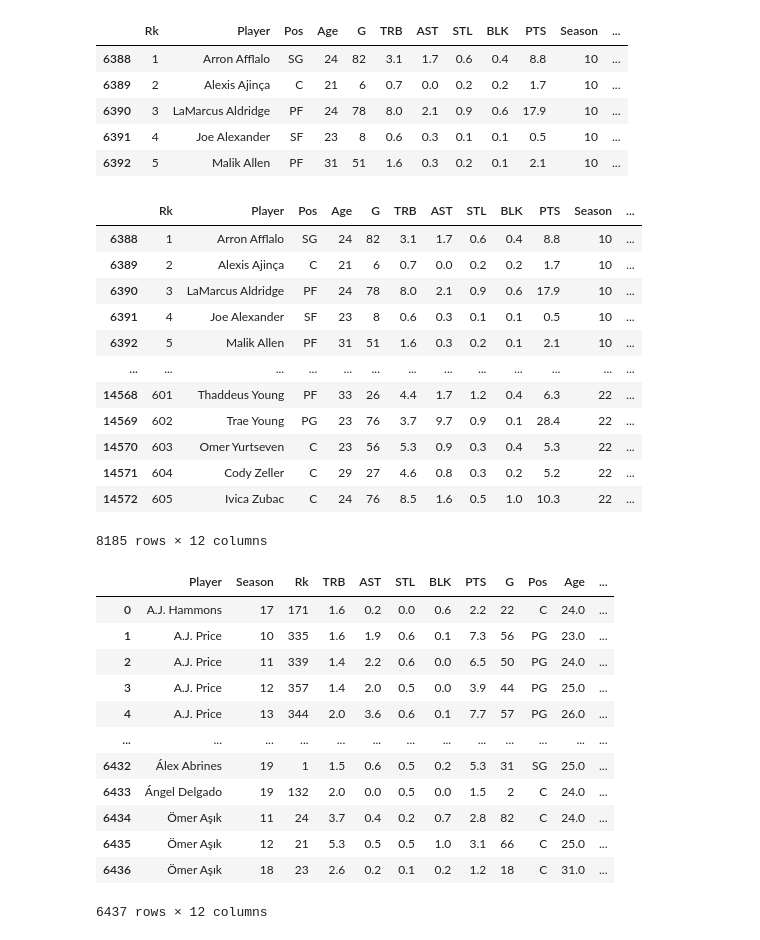
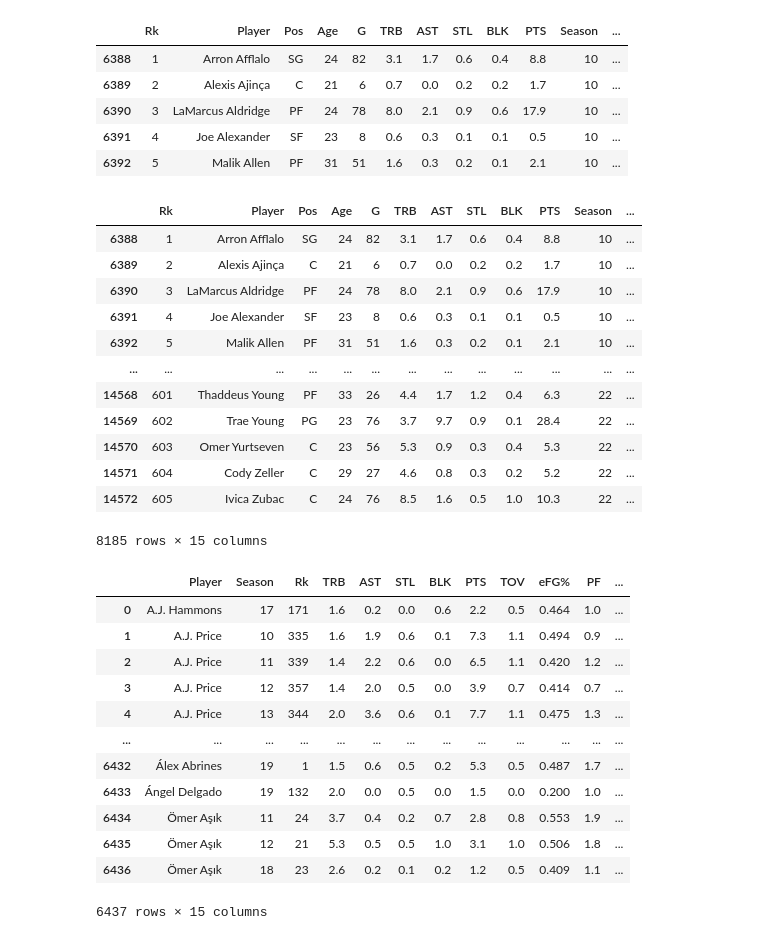
Before and after one commit to husker01/IS445_Final_Project, a Jupyter notebook: IS445_Li_Luwei_General_Public.ipynb, the cells around one changed output. Saved outputs shown, nothing was run; the diff lists cells and outputs as text; code cells hidden in the pictures.

```diff
--- a/IS445_Li_Luwei_General_Public.ipynb
+++ b/IS445_Li_Luwei_General_Public.ipynb
@@ -26,7 +26,7 @@ nba_data.head()
 5 rows × 32 columns
 # %%
 # Filter the desired columns
-filtered_nba_data = nba_data[["Rk", "Player", "Pos", "Age", "Tm", "G", "TRB", "AST", "STL", "BLK", "PTS", "Season", "MVP"]]
+filtered_nba_data = nba_data[["Rk", "Player", "Pos", "Age", "Tm", "G", "TRB", "AST", "STL", "BLK", "PTS", "Season", "MVP", "TOV", "eFG%", "PF"]]
 
 # Display the first few rows of the filtered data
 filtered_nba_data.head()
@@ -93,44 +93,47 @@ grouped.head()
 | 14570 | 603 | Omer Yurtseven | C | 23 | 56 | 5.3 | 0.9 | 0.3 | 0.4 | 5.3 | 22 | ... |
 | 14571 | 604 | Cody Zeller | C | 29 | 27 | 4.6 | 0.8 | 0.3 | 0.2 | 5.2 | 22 | ... |
 | 14572 | 605 | Ivica Zubac | C | 24 | 76 | 8.5 | 1.6 | 0.5 | 1.0 | 10.3 | 22 | ... |
-8185 rows × 12 columns
+8185 rows × 15 columns
 # %%
 # Calculate the weighted values for the specified columns based on the number of games played
 weighted_stats = filtered_nba_data.groupby(['Player', 'Season']).apply(
     lambda x: pd.Series({
         'TRB': (x['TRB'] * x['G']).sum() / x['G'].sum(),
         'AST': (x['AST'] * x['G']).sum() / x['G'].sum(),
         'STL': (x['STL'] * x['G']).sum() / x['G'].sum(),
         'BLK': (x['BLK'] * x['G']).sum() / x['G'].sum(),
         'PTS': (x['PTS'] * x['G']).sum() / x['G'].sum(),
+        'TOV': (x['TOV'] * x['G']).sum() / x['G'].sum(),
+        'eFG%': (x['eFG%'] * x['G']).sum() / x['G'].sum(),
+        'PF': (x['PF'] * x['G']).sum() / x['G'].sum(),
         'G': x['G'].sum(),
         'Pos': x['Pos'].mode()[0],  # Mode will help in selecting the most frequent position for the player
         'Age': x['Age'].mean(),  # Taking average age in case there are multiple entries
         'MVP': x['MVP'].max()  # Max will help in capturing if the player was an MVP in any of the rows
     })
 ).reset_index()
 
 # Merge with original dataframe to get the 'Rk' column
 merged_data = pd.merge(filtered_nba_data[['Player', 'Season', 'Rk']], weighted_stats, on=['Player', 'Season'], how='right')
 
 # Remove duplicates
 unique_data = merged_data.drop_duplicates(subset=['Player', 'Season']).reset_index(drop=True)
 
 unique_data
 # %% [output]
-|  | Player | Season | Rk | TRB | AST | STL | BLK | PTS | G | Pos | Age | ... |
-| 0 | A.J. Hammons | 17 | 171 | 1.6 | 0.2 | 0.0 | 0.6 | 2.2 | 22 | C | 24.0 | ... |
-| 1 | A.J. Price | 10 | 335 | 1.6 | 1.9 | 0.6 | 0.1 | 7.3 | 56 | PG | 23.0 | ... |
-| 2 | A.J. Price | 11 | 339 | 1.4 | 2.2 | 0.6 | 0.0 | 6.5 | 50 | PG | 24.0 | ... |
-| 3 | A.J. Price | 12 | 357 | 1.4 | 2.0 | 0.5 | 0.0 | 3.9 | 44 | PG | 25.0 | ... |
-| 4 | A.J. Price | 13 | 344 | 2.0 | 3.6 | 0.6 | 0.1 | 7.7 | 57 | PG | 26.0 | ... |
+|  | Player | Season | Rk | TRB | AST | STL | BLK | PTS | TOV | eFG% | PF | ... |
+| 0 | A.J. Hammons | 17 | 171 | 1.6 | 0.2 | 0.0 | 0.6 | 2.2 | 0.5 | 0.464 | 1.0 | ... |
+| 1 | A.J. Price | 10 | 335 | 1.6 | 1.9 | 0.6 | 0.1 | 7.3 | 1.1 | 0.494 | 0.9 | ... |
+| 2 | A.J. Price | 11 | 339 | 1.4 | 2.2 | 0.6 | 0.0 | 6.5 | 1.1 | 0.420 | 1.2 | ... |
+| 3 | A.J. Price | 12 | 357 | 1.4 | 2.0 | 0.5 | 0.0 | 3.9 | 0.7 | 0.414 | 0.7 | ... |
+| 4 | A.J. Price | 13 | 344 | 2.0 | 3.6 | 0.6 | 0.1 | 7.7 | 1.1 | 0.475 | 1.3 | ... |
 | ... | ... | ... | ... | ... | ... | ... | ... | ... | ... | ... | ... | ... |
-| 6432 | Álex Abrines | 19 | 1 | 1.5 | 0.6 | 0.5 | 0.2 | 5.3 | 31 | SG | 25.0 | ... |
-| 6433 | Ángel Delgado | 19 | 132 | 2.0 | 0.0 | 0.5 | 0.0 | 1.5 | 2 | C | 24.0 | ... |
-| 6434 | Ömer Aşık | 11 | 24 | 3.7 | 0.4 | 0.2 | 0.7 | 2.8 | 82 | C | 24.0 | ... |
-| 6435 | Ömer Aşık | 12 | 21 | 5.3 | 0.5 | 0.5 | 1.0 | 3.1 | 66 | C | 25.0 | ... |
-| 6436 | Ömer Aşık | 18 | 23 | 2.6 | 0.2 | 0.1 | 0.2 | 1.2 | 18 | C | 31.0 | ... |
+| 6432 | Álex Abrines | 19 | 1 | 1.5 | 0.6 | 0.5 | 0.2 | 5.3 | 0.5 | 0.487 | 1.7 | ... |
+| 6433 | Ángel Delgado | 19 | 132 | 2.0 | 0.0 | 0.5 | 0.0 | 1.5 | 0.0 | 0.200 | 1.0 | ... |
+| 6434 | Ömer Aşık | 11 | 24 | 3.7 | 0.4 | 0.2 | 0.7 | 2.8 | 0.8 | 0.553 | 1.9 | ... |
+| 6435 | Ömer Aşık | 12 | 21 | 5.3 | 0.5 | 0.5 | 1.0 | 3.1 | 1.0 | 0.506 | 1.8 | ... |
+| 6436 | Ömer Aşık | 18 | 23 | 2.6 | 0.2 | 0.1 | 0.2 | 1.2 | 0.5 | 0.409 | 1.1 | ... |
-6437 rows × 12 columns
+6437 rows × 15 columns
 # %%
 # Sort the dataframe by the "Season" column in ascending order
 sorted_data = unique_data.sort_values(by="Season", ascending=True).reset_index(drop=True)
```
Also changed, not shown: parts of 8 cells of this notebook.
